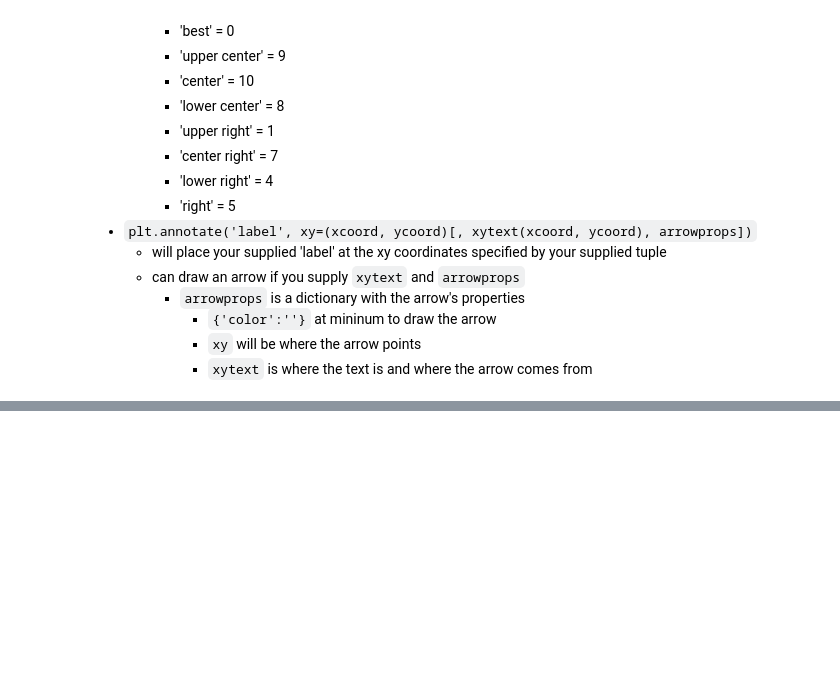
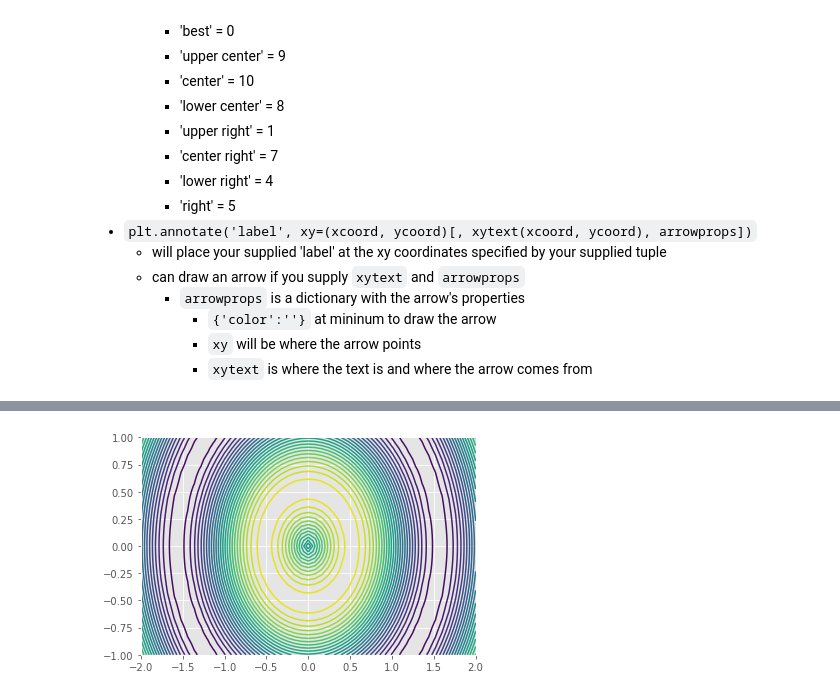
Before and after one commit to chuktuk/Libraries-and-Resources, a Jupyter notebook: Python-Visualizations.ipynb, the cells around one changed output, grey strips where cells are left out. Cells and saved outputs as stored; diff of their text form; code cells hidden in the pictures; blank space fills up the shorter version.

```diff
--- a/Python-Visualizations.ipynb
+++ b/Python-Visualizations.ipynb
@@ -119,0 +310,7 @@ import matplotlib.pyplot as plt
+# %%
+# same data as before, this time calling plt.contour
+
+plt.contour(X, Y, Z, 30)
+plt.show()
+# %% [output]
+[figure, added]
```
Also changed, not shown: parts of 11 cells of this notebook, 1 other file.
